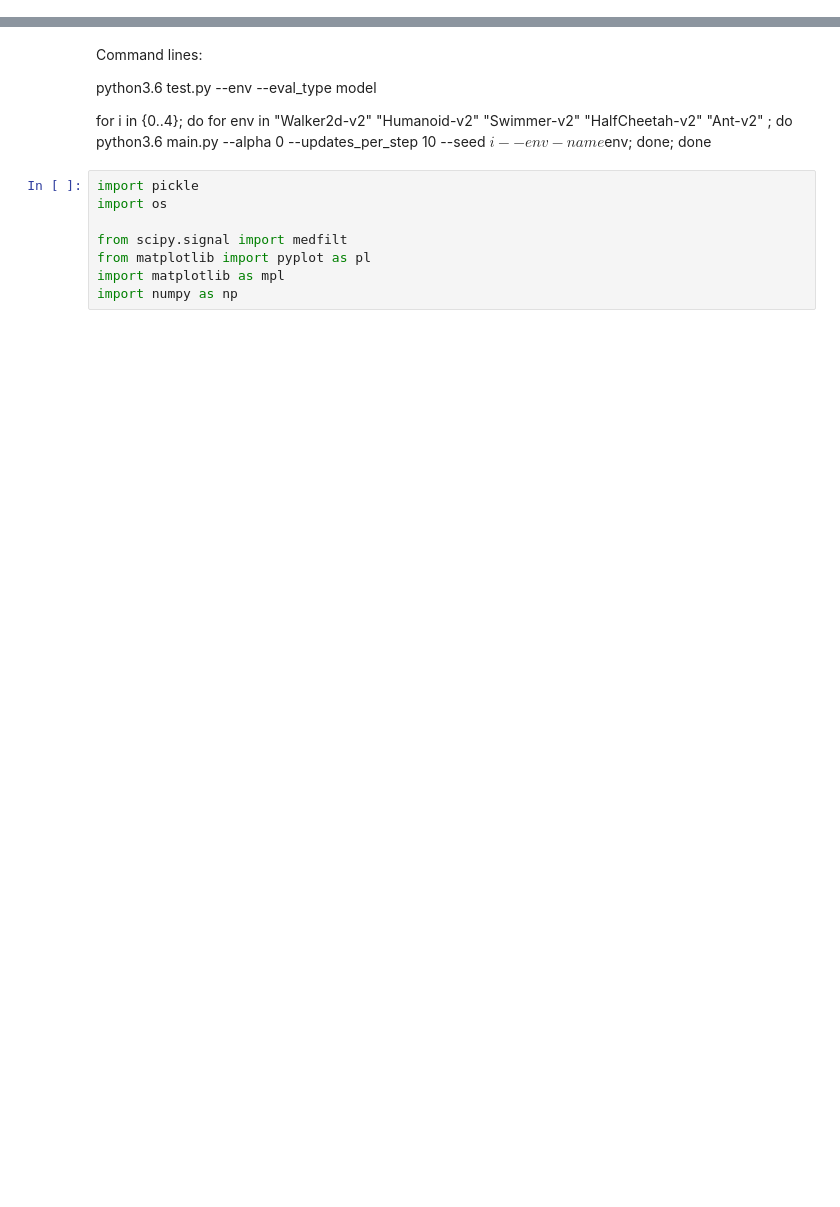
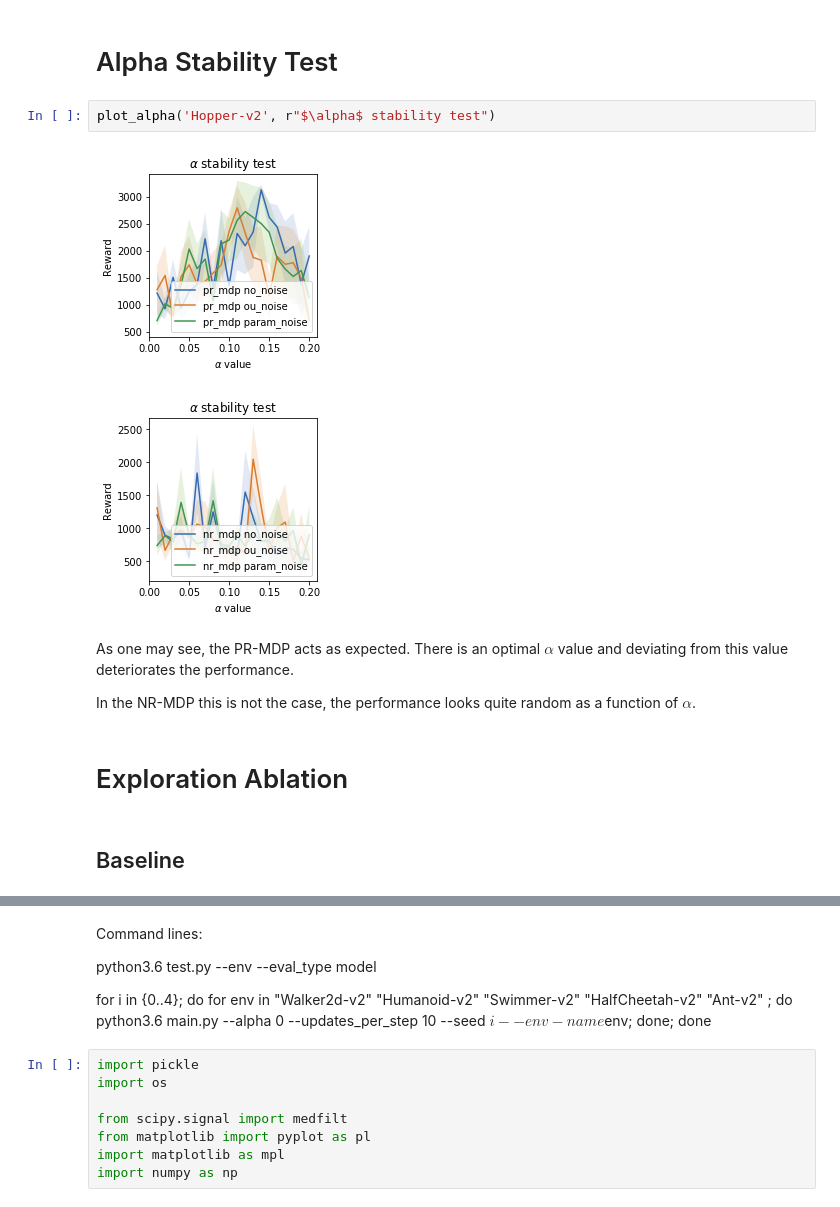
Before and after one commit to icml2019-anonymous-author/Action-Robust-Reinforcement-Learning, a Jupyter notebook: Comparison_Plots.ipynb, the cells around one changed output, grey strips where cells are left out. Drawn from its saved outputs; the diff is of its cells as text; blank space fills up the shorter version.

```diff
--- a/Comparison_Plots.ipynb
+++ b/Comparison_Plots.ipynb
@@ -0,0 +1,15 @@
+# %% [markdown]
+# Alpha Stability Test
+# %%
+plot_alpha('Hopper-v2', r"$\alpha$ stability test")
+# %% [output]
+[figure, added]
+[figure, added]
+# %% [markdown]
+As one may see, the PR-MDP acts as expected. There is an optimal $\alpha$ value and deviating from this value deteriorates the performance.
+
+In the NR-MDP this is not the case, the performance looks quite random as a function of $\alpha$.
+# %% [markdown]
+# Exploration Ablation
+# %% [markdown]
+## Baseline
```
Also changed, not shown: parts of 76 cells of this notebook, 6 other files.
